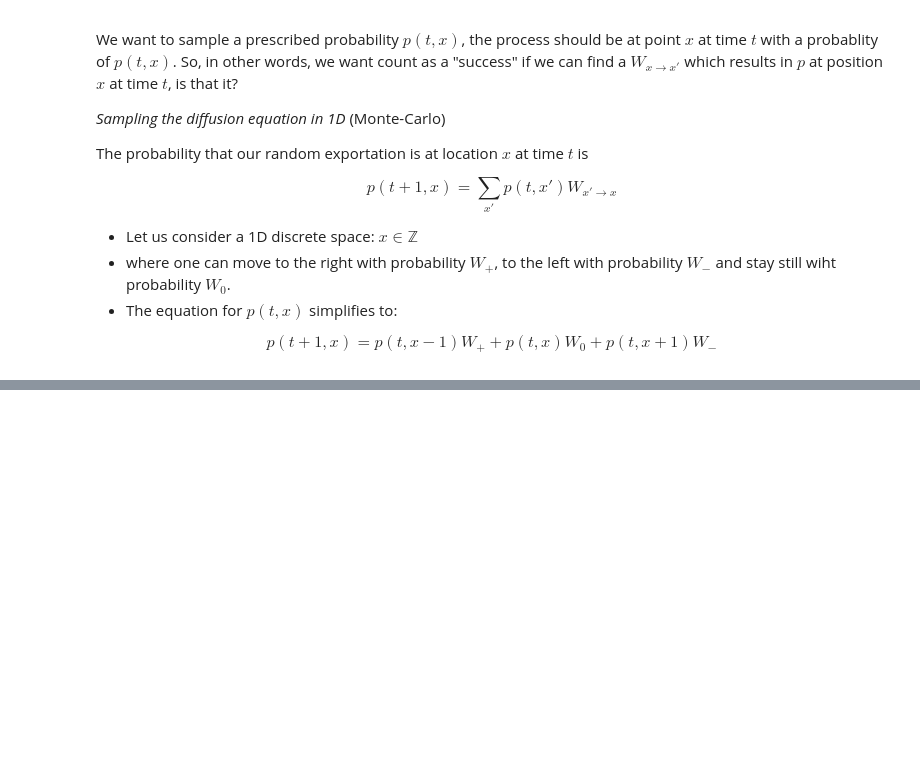
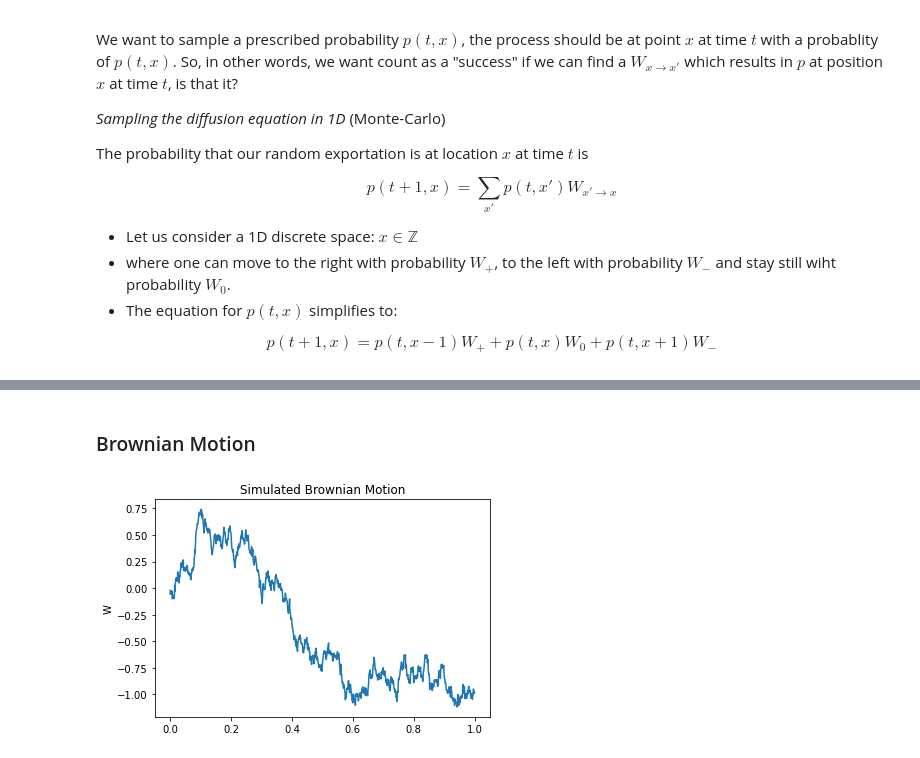
Before and after one commit to mavcunha/simmod, a Jupyter notebook: SimMod Notes.ipynb, the cells around one changed output, grey strips where cells are left out. Drawn from its saved outputs; the diff is of its cells as text; code cells hidden in the pictures; blank space fills up the shorter version.

```diff
--- a/SimMod Notes.ipynb
+++ b/SimMod Notes.ipynb
@@ -25,0 +51,22 @@ $$p(t + 1, x) = p(t, x - 1)W_{+} + p(t, x)W_{0} + p(t, x + 1)W_{-}$$
+# %% [markdown]
+### Brownian Motion
+# %%
+def brownian_motion(T, N):
+    W0 = 0
+    dt = T/N
+    increments = np.random.normal(0, 1 * np.sqrt(dt), N)
+    W = W0 + np.cumsum(increments)
+    return W
+
+T = 1
+N = 10**3
+dt = T / float(N)
+t = np.linspace(0., N * dt, N)
+
+W = brownian_motion(T, N)
+plt.plot(t, W)
+plt.ylabel('W')
+plt.title('Simulated Brownian Motion')
+plt.show()
+# %% [output]
+[figure, added]
```
Also changed, not shown: parts of 3 cells of this notebook, 1 other file.
